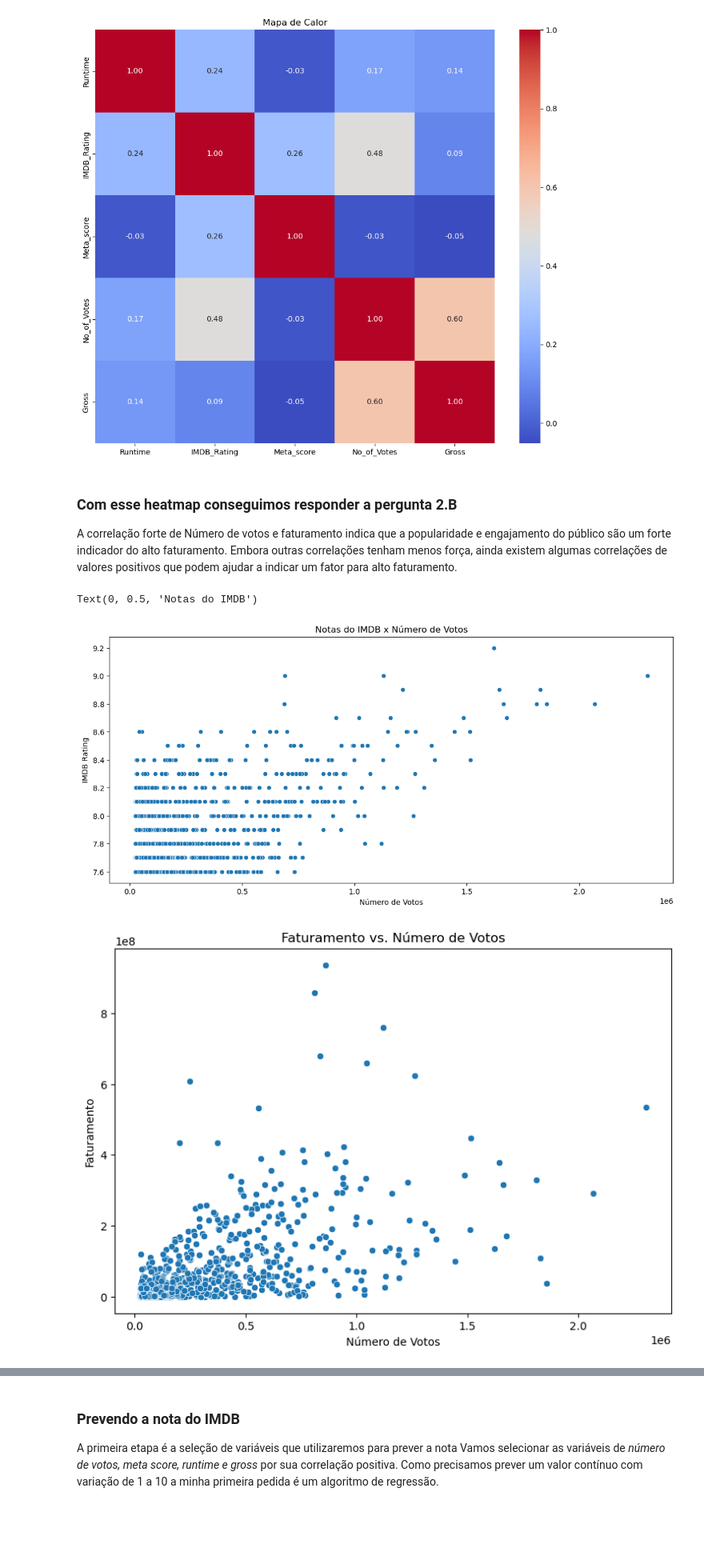
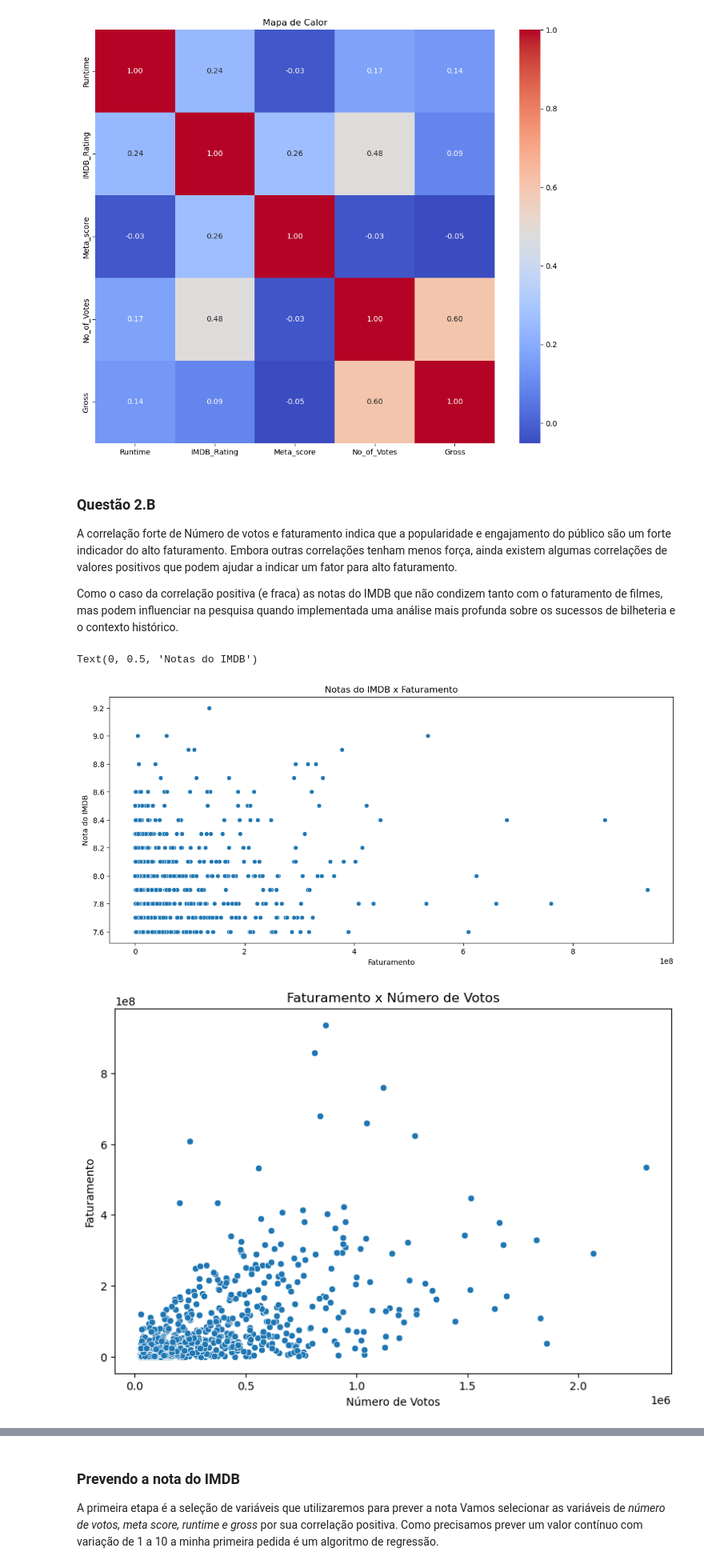
Before and after one commit to nairamclini/LH_CD_NAIRAM, a Jupyter notebook: desafio.ipynb, the cells around one changed output, grey strips where cells are left out. Shown at 80% size. Cells and saved outputs as stored; diff of their text form; code cells hidden in the pictures; blank space fills up the shorter version.

Commit message:
♻️ Refactor: Atualizei a parte de EDA. Inseri mais explicações sobre meu raciocínio no EDA e na criação de gráficos. Algoritmo de Machine Learning finalizado.

```diff
--- a/desafio.ipynb
+++ b/desafio.ipynb
@@ -60,2 +61,0 @@ Caso em algum momento encontre alguma correlação dos Unknowns com alguma vari
-# %%
-df['Released_Year'] = pd.to_numeric(df['Released_Year'], errors="coerce").astype(int)
@@ -96,4 +86,0 @@ df[df['Released_Year'].isnull()]
-# %%
-#A linha se trata do filme estrelando Tom Hanks (de 1995). Acredito que em um cenário realista a pessoa que está tratando os dados pode ir atrás dessa informação e inputar sem problemas no conjunto.
-#E como se trata de apenas um filme podemos usar o fillna nessa coluna sem problemas.
-df['Released_Year'] = df['Released_Year'].fillna('1995')
@@ -168,32 +142,34 @@ plt.title("Mapa de Calor")
 Text(0.5, 1.0, 'Mapa de Calor')
 [figure]
 # %% [markdown]
-### Com esse heatmap conseguimos responder a pergunta 2.B
+### Questão 2.B
 A correlação forte de Número de votos e faturamento indica que a popularidade e engajamento do público são um forte indicador do alto faturamento.
 Embora outras correlações tenham menos força, ainda existem algumas correlações de valores positivos que podem ajudar a indicar um fator para alto faturamento.
+
+Como o caso da correlação positiva (e fraca) as notas do IMDB que não condizem tanto com o faturamento de filmes, mas podem influenciar na pesquisa quando implementada uma análise mais profunda sobre os sucessos de bilheteria e o contexto histórico.
 # %%
 plt.figure(figsize=(30, 6))
 
 plt.subplot(1, 2, 1)
-sns.scatterplot(x='No_of_Votes', y='IMDB_Rating', data=df)
-plt.title('Notas do IMDB x Número de Votos')
-plt.xlabel('Número de Votos')
-plt.ylabel('IMDB Rating')
+sns.scatterplot(x='Gross', y='IMDB_Rating', data=df)
+plt.title('Notas do IMDB x Faturamento')
+plt.xlabel('Faturamento')
+plt.ylabel('Nota do IMDB')
 
 plt.figure(figsize=(20,6))
 plt.subplot(1, 2, 2)
 sns.scatterplot(x="No_of_Votes", y="Gross", data=df)
-plt.title("Faturamento vs. Número de Votos")
+plt.title("Faturamento x Número de Votos")
 plt.xlabel("Número de Votos")
 plt.ylabel("Faturamento")
 
 plt.figure(figsize=(20, 10))
 plt.subplot(1, 2, 2)
 sns.scatterplot(x="Meta_score", y="IMDB_Rating", data=df)
-plt.title("Notas do IMDB vs. Meta Score")
+plt.title("Notas do IMDB x Meta Score")
 plt.xlabel("Meta Score")
 plt.ylabel("Notas do IMDB")
 # %% [output]
 Text(0, 0.5, 'Notas do IMDB')
-[figure, old version]
+[figure, new version]
-[figure, old version]
+[figure, new version]
```
Also changed, not shown: parts of 11 cells of this notebook, 1 other file.
